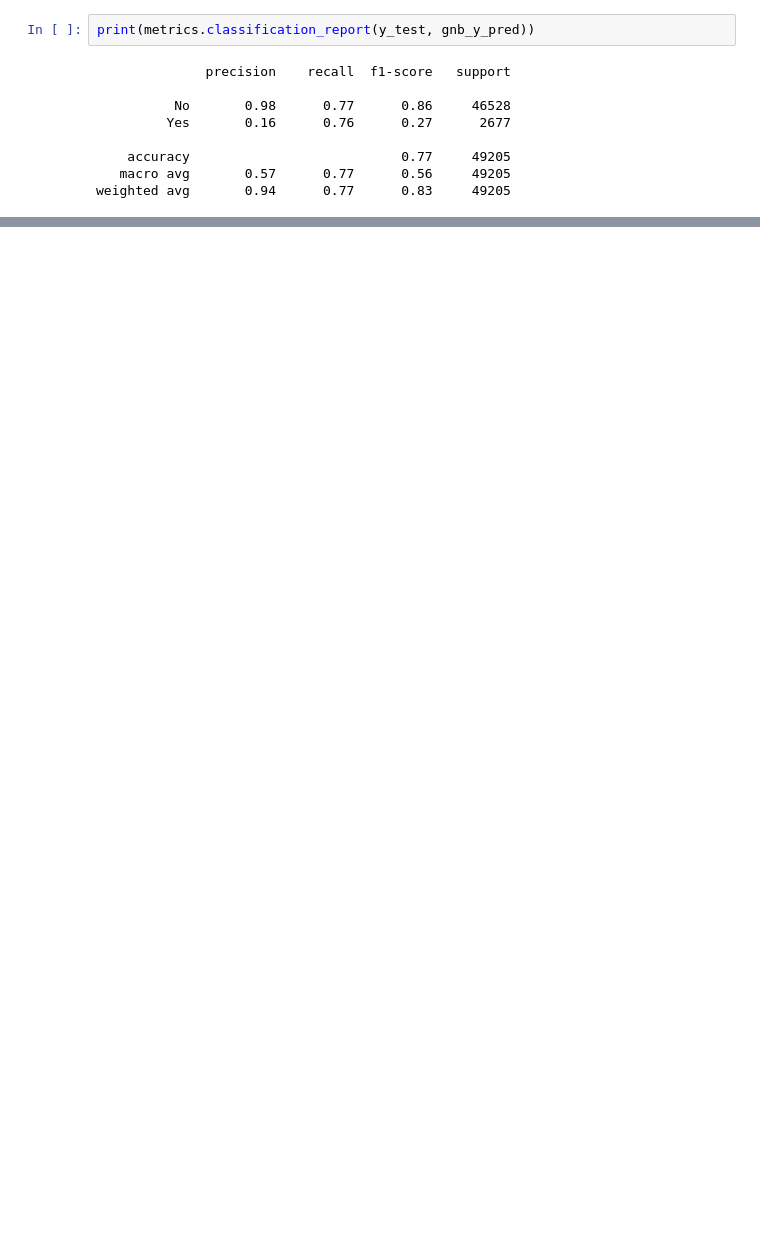
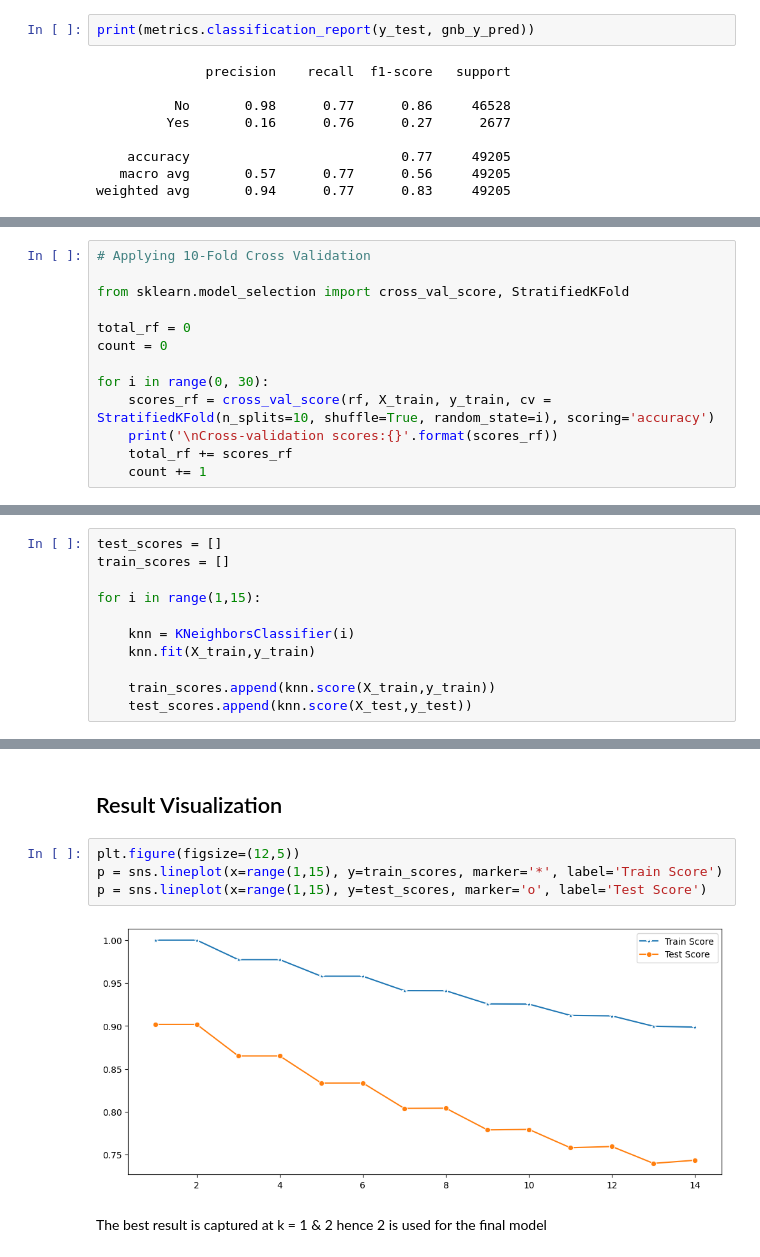
Before and after one commit to devinaarr/Tubes-AIFB, a Jupyter notebook: tubes-aifb.ipynb, the cells around one changed output, grey strips where cells are left out. Drawn from its saved outputs; the diff is of its cells as text; blank space fills up the shorter version.

```diff
--- a/tubes-aifb.ipynb
+++ b/tubes-aifb.ipynb
@@ -595,0 +973,13 @@ weighted avg       0.94      0.77      0.83     49205
+# %%
+# Applying 10-Fold Cross Validation
+
+from sklearn.model_selection import cross_val_score, StratifiedKFold
+
+total_rf = 0
+count = 0
+
+for i in range(0, 30):
+    scores_rf = cross_val_score(rf, X_train, y_train, cv = StratifiedKFold(n_splits=10, shuffle=True, random_state=i), scoring='accuracy')
+    print('\nCross-validation scores:{}'.format(scores_rf))
+    total_rf += scores_rf
+    count += 1
@@ -595,0 +1027,11 @@ weighted avg       0.94      0.77      0.83     49205
+# %%
+test_scores = []
+train_scores = []
+
+for i in range(1,15):
+
+    knn = KNeighborsClassifier(i)
+    knn.fit(X_train,y_train)
+
+    train_scores.append(knn.score(X_train,y_train))
+    test_scores.append(knn.score(X_test,y_test))
@@ -595,0 +1052,10 @@ weighted avg       0.94      0.77      0.83     49205
+# %% [markdown]
+## Result Visualization
+# %%
+plt.figure(figsize=(12,5))
+p = sns.lineplot(x=range(1,15), y=train_scores, marker='*', label='Train Score')
+p = sns.lineplot(x=range(1,15), y=test_scores, marker='o', label='Test Score')
+# %% [output]
+[figure, added]
+# %% [markdown]
+The best result is captured at k = 1 & 2 hence 2 is used for the final model
```
Also changed, not shown: parts of 125 cells of this notebook.
